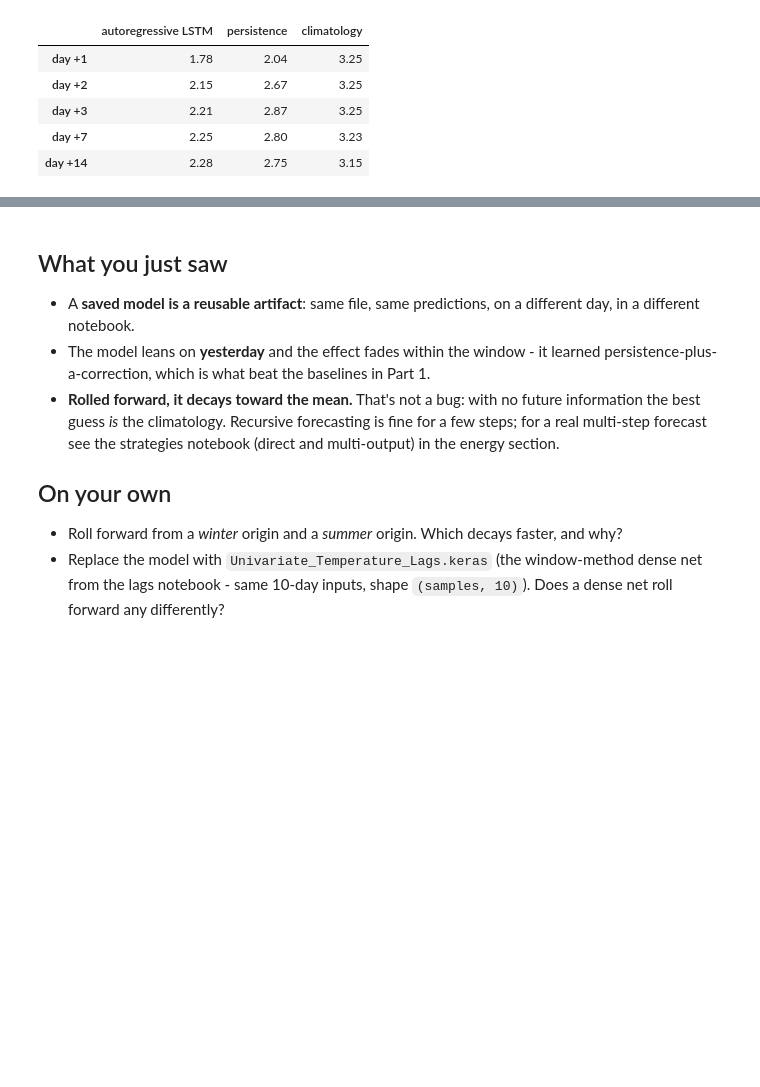
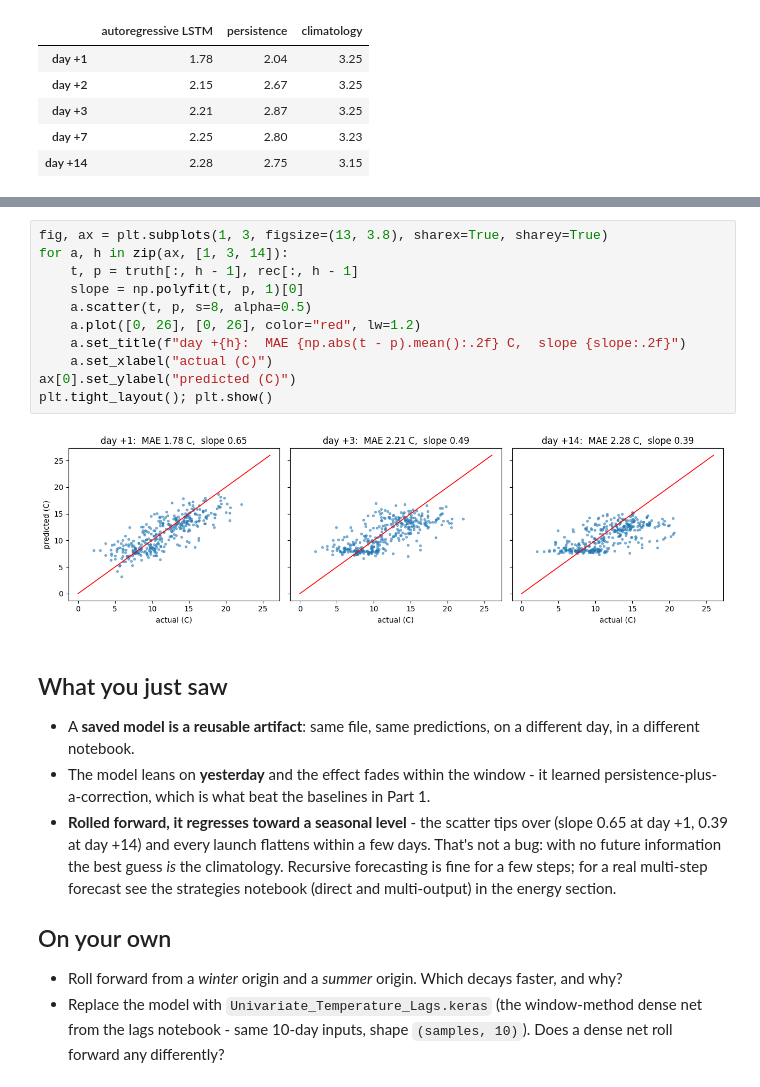
Before and after one commit to drdave-teaching/OPIM5509-notebooks, a Jupyter notebook: Module4/Univariate_Temperature_RNN_pt2.ipynb, the cells around one changed output, grey strips where cells are left out. Drawn from its saved outputs; the diff is of its cells as text; blank space fills up the shorter version.

```diff
--- a/Module4/Univariate_Temperature_RNN_pt2.ipynb
+++ b/Module4/Univariate_Temperature_RNN_pt2.ipynb
@@ -160,9 +195,22 @@ plt.axhline(y_train.mean(), color="gray", ls="--", lw=0.8); plt.xlabel("days fro
+# %%
+fig, ax = plt.subplots(1, 3, figsize=(13, 3.8), sharex=True, sharey=True)
+for a, h in zip(ax, [1, 3, 14]):
+    t, p = truth[:, h - 1], rec[:, h - 1]
+    slope = np.polyfit(t, p, 1)[0]
+    a.scatter(t, p, s=8, alpha=0.5)
+    a.plot([0, 26], [0, 26], color="red", lw=1.2)
+    a.set_title(f"day +{h}:  MAE {np.abs(t - p).mean():.2f} C,  slope {slope:.2f}")
+    a.set_xlabel("actual (C)")
+ax[0].set_ylabel("predicted (C)")
+plt.tight_layout(); plt.show()
+# %% [output]
+[figure, added]
 # %% [markdown]
 ## What you just saw
 
 - A **saved model is a reusable artifact**: same file, same predictions, on a different day, in a different notebook.
 - The model leans on **yesterday** and the effect fades within the window - it learned persistence-plus-a-correction, which is what beat the baselines in Part 1.
-- **Rolled forward, it decays toward the mean.** That's not a bug: with no future information the best guess *is* the climatology. Recursive forecasting is fine for a few steps; for a real multi-step forecast see the strategies notebook (direct and multi-output) in the energy section.
+- **Rolled forward, it regresses toward a seasonal level** - the scatter tips over (slope 0.65 at day +1, 0.39 at day +14) and every launch flattens within a few days. That's not a bug: with no future information the best guess *is* the climatology. Recursive forecasting is fine for a few steps; for a real multi-step forecast see the strategies notebook (direct and multi-output) in the energy section.
 
 ## On your own
 - Roll forward from a *winter* origin and a *summer* origin. Which decays faster, and why?
```
Also changed, not shown: parts of 7 cells of this notebook.
